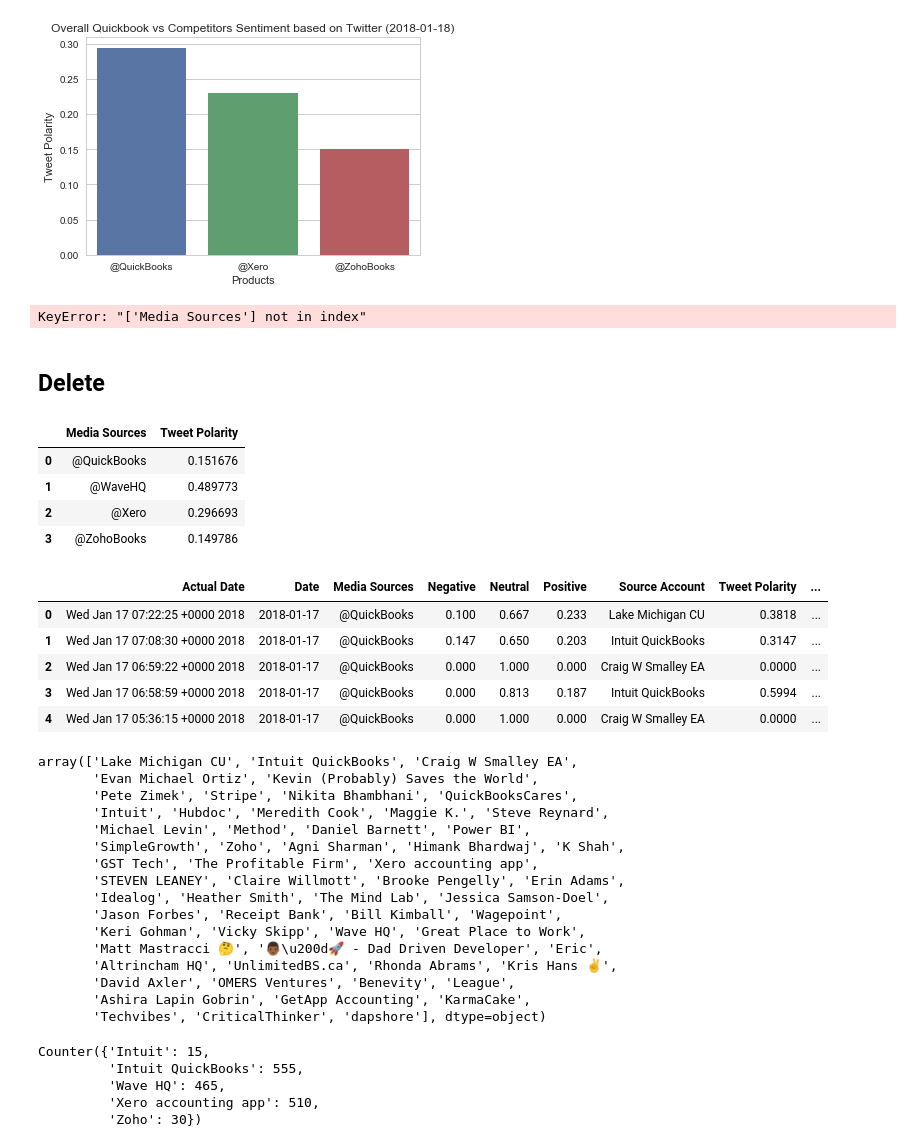
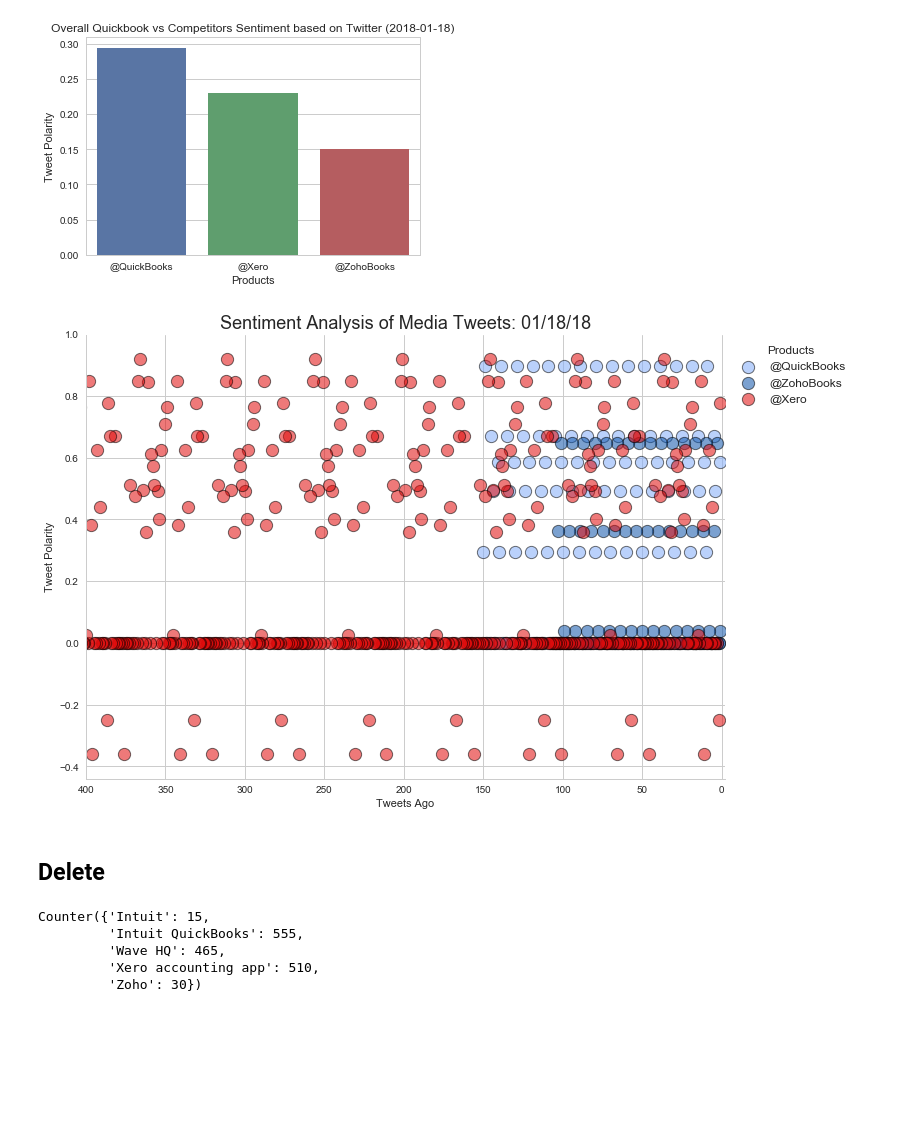
Before and after one commit to gsu421/quickbook_analysis, a Jupyter notebook: Quickbooks_Competitors_Twitter_Sentiment.ipynb, the cells around one changed output. Saved outputs shown, nothing was run; the diff lists cells and outputs as text; code cells hidden in the pictures; blank space fills up the shorter version.

```diff
--- a/Quickbooks_Competitors_Twitter_Sentiment.ipynb
+++ b/Quickbooks_Competitors_Twitter_Sentiment.ipynb
@@ -134,63 +134,27 @@ plt.show()
 # %%
 #create lmplot using seasborn
 
 #set colorlist for charts
 clrlist = ["#82acf9", "#0f55aa", "#e00b0b"]
 #clrlist = ["#82acf9", "#e00b0b"]
 
 #sns.set_palette(clrlist)
 sns.color_palette(clrlist)
 
 #create chart
 MediaTweetAnalysis = sns.lmplot(x="Tweets Ago", y="Tweet Polarity", data=sentiments_pd,
-           hue="Media Sources", size=7, aspect=1.4,
+           hue="Products", size=7, aspect=1.4,
            legend_out=False, legend=True,
            scatter_kws={"s":150, 'alpha':.55, 'edgecolors':"black", 'linewidth':1},
                                 fit_reg=False, palette=clrlist)
 plt.xlim(400,-2)
 plt.title("Sentiment Analysis of Media Tweets: %s" % time.strftime('%x'), fontsize=18)
-plt.legend(bbox_to_anchor=(1, 1), ncol=1, title="Media Sources", fontsize=12)
+plt.legend(bbox_to_anchor=(1, 1), ncol=1, title="Products", fontsize=12)
 plt.show(MediaTweetAnalysis)
 # %% [output]
-KeyError: "['Media Sources'] not in index"
+[figure, added]
 # %% [markdown]
 ## Delete
-# %%
-sentiments_final.head()
-# %% [output]
-|  | Media Sources | Tweet Polarity |
-| 0 | @QuickBooks | 0.151676 |
-| 1 | @WaveHQ | 0.489773 |
-| 2 | @Xero | 0.296693 |
-| 3 | @ZohoBooks | 0.149786 |
-# %%
-sentiments_pd.head()
-# %% [output]
-|  | Actual Date | Date | Media Sources | Negative | Neutral | Positive | Source Account | Tweet Polarity | ... |
-| 0 | Wed Jan 17 07:22:25 +0000 2018 | 2018-01-17 | @QuickBooks | 0.100 | 0.667 | 0.233 | Lake Michigan CU | 0.3818 | ... |
-| 1 | Wed Jan 17 07:08:30 +0000 2018 | 2018-01-17 | @QuickBooks | 0.147 | 0.650 | 0.203 | Intuit QuickBooks | 0.3147 | ... |
-| 2 | Wed Jan 17 06:59:22 +0000 2018 | 2018-01-17 | @QuickBooks | 0.000 | 1.000 | 0.000 | Craig W Smalley EA | 0.0000 | ... |
-| 3 | Wed Jan 17 06:58:59 +0000 2018 | 2018-01-17 | @QuickBooks | 0.000 | 0.813 | 0.187 | Intuit QuickBooks | 0.5994 | ... |
-| 4 | Wed Jan 17 05:36:15 +0000 2018 | 2018-01-17 | @QuickBooks | 0.000 | 1.000 | 0.000 | Craig W Smalley EA | 0.0000 | ... |
-# %%
-sentiments_pd['Source Account'].unique()
-# %% [output]
-array(['Lake Michigan CU', 'Intuit QuickBooks', 'Craig W Smalley EA',
-       'Evan Michael Ortiz', 'Kevin (Probably) Saves the World',
-       'Pete Zimek', 'Stripe', 'Nikita Bhambhani', 'QuickBooksCares',
-       'Intuit', 'Hubdoc', 'Meredith Cook', 'Maggie K.', 'Steve Reynard',
-       'Michael Levin', 'Method', 'Daniel Barnett', 'Power BI',
-       'SimpleGrowth', 'Zoho', 'Agni Sharman', 'Himank Bhardwaj', 'K Shah',
-       'GST Tech', 'The Profitable Firm', 'Xero accounting app',
-       'STEVEN LEANEY', 'Claire Willmott', 'Brooke Pengelly', 'Erin Adams',
-       'Idealog', 'Heather Smith', 'The Mind Lab', 'Jessica Samson-Doel',
-       'Jason Forbes', 'Receipt Bank', 'Bill Kimball', 'Wagepoint',
-       'Keri Gohman', 'Vicky Skipp', 'Wave HQ', 'Great Place to Work',
-       'Matt Mastracci 🤔', '👨🏾\u200d🚀 - Dad Driven Developer', 'Eric',
-       'Altrincham HQ', 'UnlimitedBS.ca', 'Rhonda Abrams', 'Kris Hans ✌️',
-       'David Axler', 'OMERS Ventures', 'Benevity', 'League',
-       'Ashira Lapin Gobrin', 'GetApp Accounting', 'KarmaCake',
-       'Techvibes', 'CriticalThinker', 'dapshore'], dtype=object)
 # %%
 a = sentiments_pd.set_index('Source Account')
 a = a.loc[['Wave HQ', 'Intuit QuickBooks', 'Xero accounting app', 'Zoho', 'Intuit']]
```
Also changed, not shown: parts of 1 cell of this notebook.
